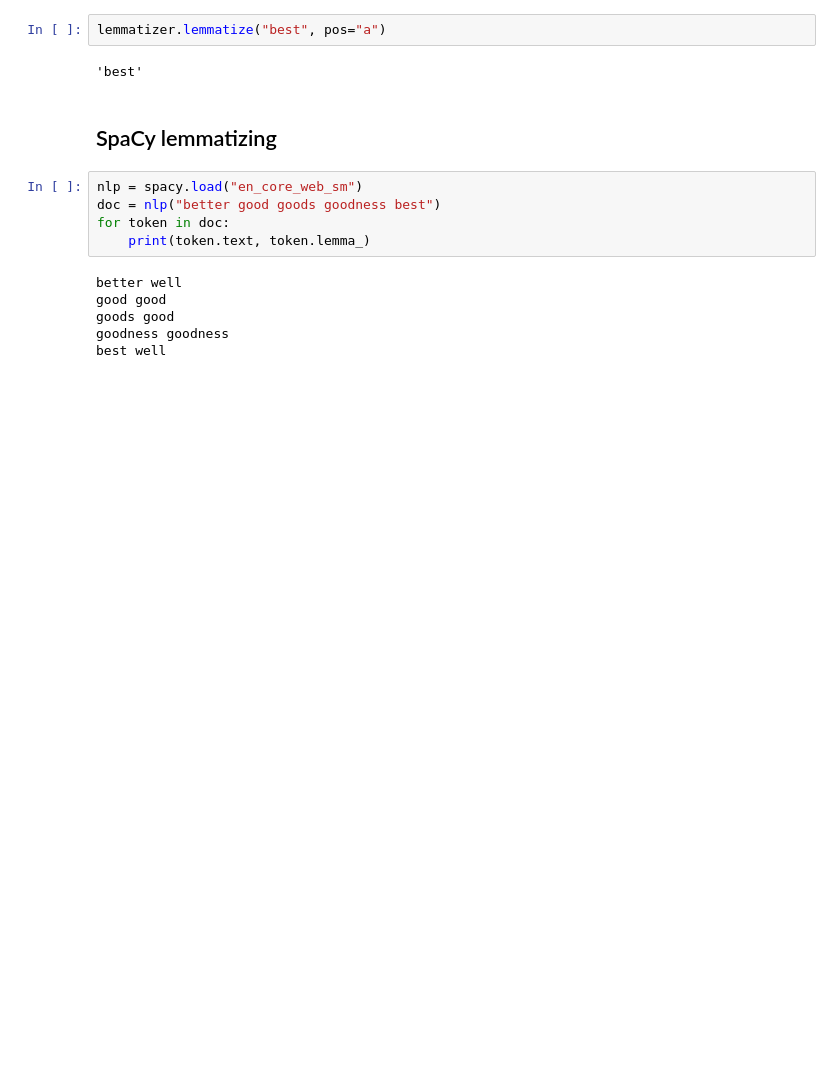
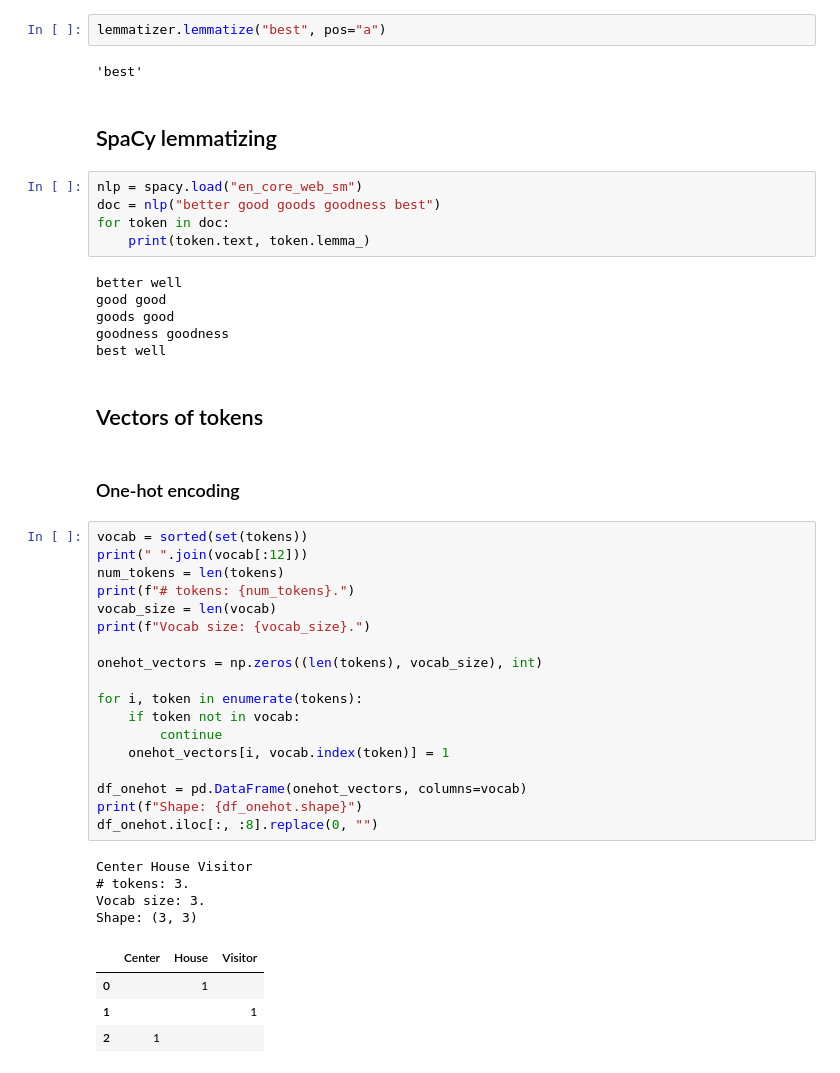
Before and after one commit to majorgilles/code_cademy_nlp, a Jupyter notebook: src/nlp_book/chapter_2/wordpiece_tokenizers.ipynb, the cells around one changed output. Saved outputs shown, nothing was run; the diff lists cells and outputs as text; blank space fills up the shorter version.

Commit message:
refactor: one hot encoding

```diff
--- a/src/nlp_book/chapter_2/wordpiece_tokenizers.ipynb
+++ b/src/nlp_book/chapter_2/wordpiece_tokenizers.ipynb
@@ -214,3 +213,34 @@ good good
 goods good
 goodness goodness
 best well
+# %% [markdown]
+## Vectors of tokens
+# %% [markdown]
+### One-hot encoding
+# %%
+vocab = sorted(set(tokens))
+print(" ".join(vocab[:12]))
+num_tokens = len(tokens)
+print(f"# tokens: {num_tokens}.")
+vocab_size = len(vocab)
+print(f"Vocab size: {vocab_size}.")
+
+onehot_vectors = np.zeros((len(tokens), vocab_size), int)
+
+for i, token in enumerate(tokens):
+    if token not in vocab:
+        continue
+    onehot_vectors[i, vocab.index(token)] = 1
+
+df_onehot = pd.DataFrame(onehot_vectors, columns=vocab)
+print(f"Shape: {df_onehot.shape}")
+df_onehot.iloc[:, :8].replace(0, "")
+# %% [output]
+Center House Visitor
+# tokens: 3.
+Vocab size: 3.
+Shape: (3, 3)
+|  | Center | House | Visitor |
+| 0 |  | 1 |  |
+| 1 |  |  | 1 |
+| 2 | 1 |  |  |
```
Also changed, not shown: parts of 6 cells of this notebook.
